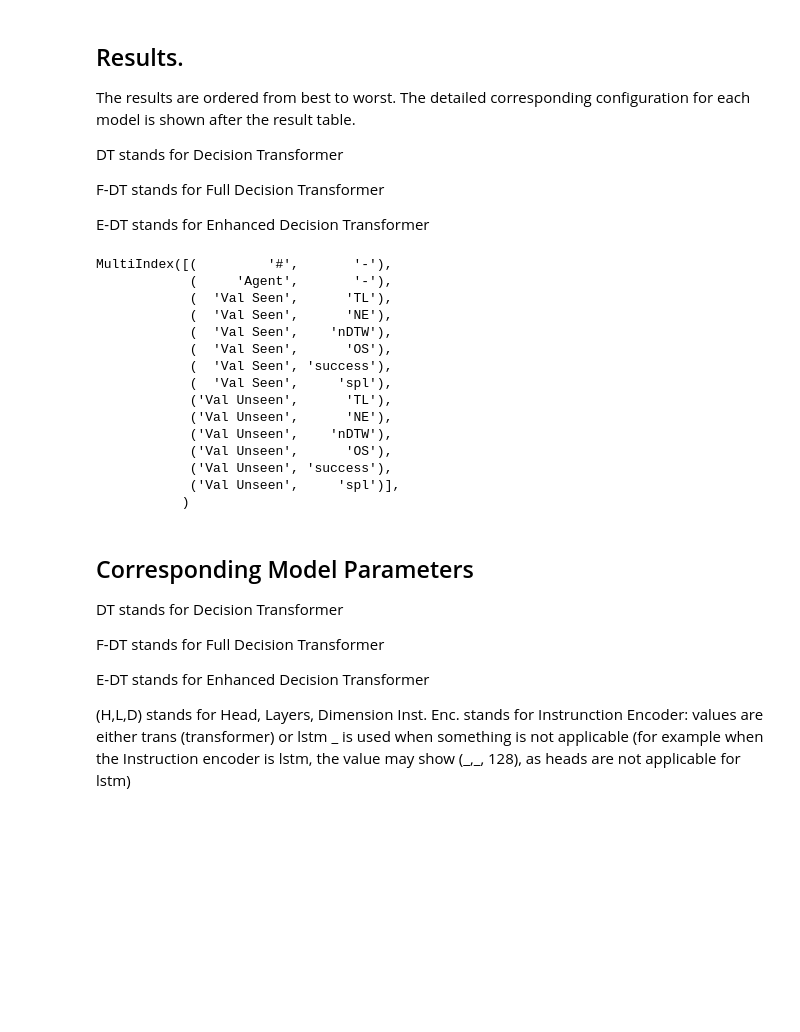
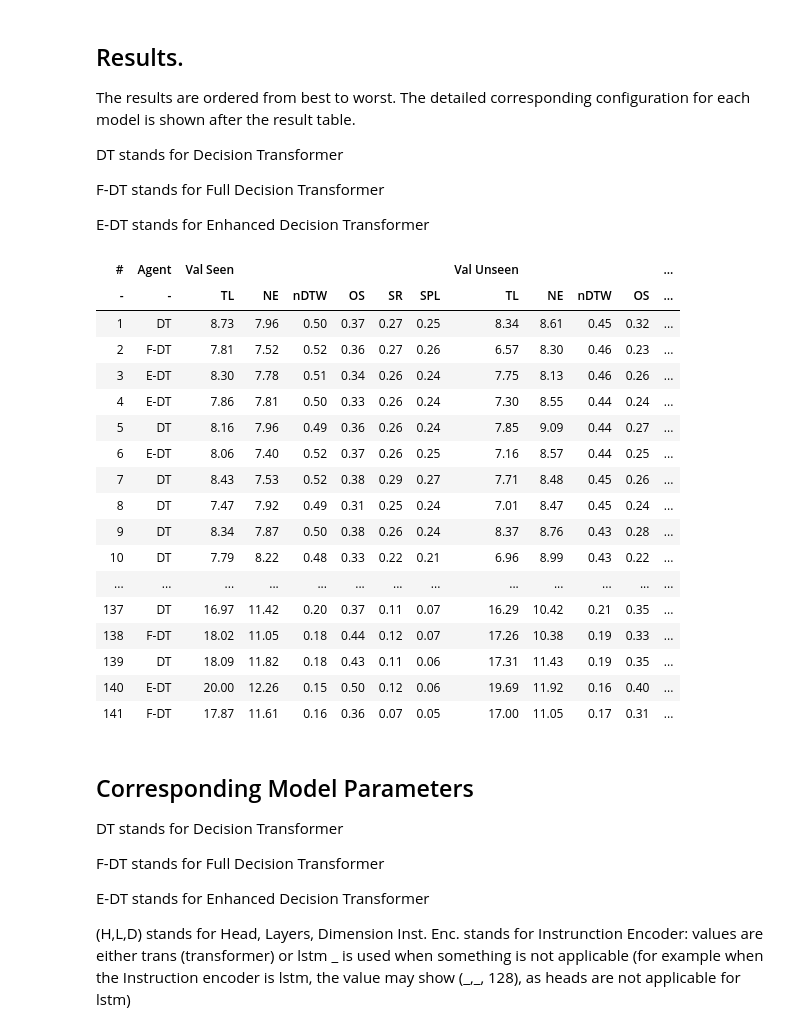
Before and after one commit to rafiberlin/VLN-CE, a Jupyter notebook: for_report_only.ipynb, the cells around one changed output. Drawn from its saved outputs; the diff is of its cells as text; code cells hidden in the pictures; blank space fills up the shorter version.

Commit message:
New conf

```diff
--- a/for_report_only.ipynb
+++ b/for_report_only.ipynb
@@ -313,30 +313,35 @@ F-DT stands for Full Decision Transformer
 E-DT stands for Enhanced Decision Transformer
 # %%
 res = report_result_list.round(2)
-#html_display(res)
 
-#res.to_latex(buf="./res_list.tex", index=False, column_format= "@{\\hskip3pt}c"*len(res.columns), longtable=True, caption=r"\label{tab:all-conf}List of all configuration for experiments.")
-res = res.rename(columns = {'val_seen':"Val Seen", "":"-", "path_length": "TL", "distance_to_goal": "NE", 'val_unseen':"Val Unseen", "ndtw":"nDTW", "oracle_success":"OS", "success":"SR", })
+
+
+res = res.rename(columns = {'val_seen':"Val Seen", "":"-", "path_length": "TL", "distance_to_goal": "NE", 'val_unseen':"Val Unseen", "ndtw":"nDTW", "oracle_success":"OS", "success":"SR", "spl":"SPL"})
 
 res = res.iloc[0:, :]
 
-res.columns
+html_display(res)
+# \cmidrule(l){3-8}\cmidrule(l){9-14}
+res.to_latex(buf="./res_list.tex", index=False, column_format= "@{\\hskip3pt}c"*len(res.columns), longtable=True, caption=r"\label{tab:all-conf}List of all configuration for experiments.")
 # %% [output]
-MultiIndex([(         '#',       '-'),
-            (     'Agent',       '-'),
-            (  'Val Seen',      'TL'),
-            (  'Val Seen',      'NE'),
-            (  'Val Seen',    'nDTW'),
-            (  'Val Seen',      'OS'),
-            (  'Val Seen', 'success'),
-            (  'Val Seen',     'spl'),
-            ('Val Unseen',      'TL'),
-            ('Val Unseen',      'NE'),
-            ('Val Unseen',    'nDTW'),
-            ('Val Unseen',      'OS'),
-            ('Val Unseen', 'success'),
-            ('Val Unseen',     'spl')],
-           )
+| # | Agent | Val Seen |  |  |  |  |  | Val Unseen |  |  |  | ... |
+| - | - | TL | NE | nDTW | OS | SR | SPL | TL | NE | nDTW | OS | ... |
+| 1 | DT | 8.73 | 7.96 | 0.50 | 0.37 | 0.27 | 0.25 | 8.34 | 8.61 | 0.45 | 0.32 | ... |
+| 2 | F-DT | 7.81 | 7.52 | 0.52 | 0.36 | 0.27 | 0.26 | 6.57 | 8.30 | 0.46 | 0.23 | ... |
+| 3 | E-DT | 8.30 | 7.78 | 0.51 | 0.34 | 0.26 | 0.24 | 7.75 | 8.13 | 0.46 | 0.26 | ... |
+| 4 | E-DT | 7.86 | 7.81 | 0.50 | 0.33 | 0.26 | 0.24 | 7.30 | 8.55 | 0.44 | 0.24 | ... |
+| 5 | DT | 8.16 | 7.96 | 0.49 | 0.36 | 0.26 | 0.24 | 7.85 | 9.09 | 0.44 | 0.27 | ... |
+| 6 | E-DT | 8.06 | 7.40 | 0.52 | 0.37 | 0.26 | 0.25 | 7.16 | 8.57 | 0.44 | 0.25 | ... |
+| 7 | DT | 8.43 | 7.53 | 0.52 | 0.38 | 0.29 | 0.27 | 7.71 | 8.48 | 0.45 | 0.26 | ... |
+| 8 | DT | 7.47 | 7.92 | 0.49 | 0.31 | 0.25 | 0.24 | 7.01 | 8.47 | 0.45 | 0.24 | ... |
+| 9 | DT | 8.34 | 7.87 | 0.50 | 0.38 | 0.26 | 0.24 | 8.37 | 8.76 | 0.43 | 0.28 | ... |
+| 10 | DT | 7.79 | 8.22 | 0.48 | 0.33 | 0.22 | 0.21 | 6.96 | 8.99 | 0.43 | 0.22 | ... |
+| ... | ... | ... | ... | ... | ... | ... | ... | ... | ... | ... | ... | ... |
+| 137 | DT | 16.97 | 11.42 | 0.20 | 0.37 | 0.11 | 0.07 | 16.29 | 10.42 | 0.21 | 0.35 | ... |
+| 138 | F-DT | 18.02 | 11.05 | 0.18 | 0.44 | 0.12 | 0.07 | 17.26 | 10.38 | 0.19 | 0.33 | ... |
+| 139 | DT | 18.09 | 11.82 | 0.18 | 0.43 | 0.11 | 0.06 | 17.31 | 11.43 | 0.19 | 0.35 | ... |
+| 140 | E-DT | 20.00 | 12.26 | 0.15 | 0.50 | 0.12 | 0.06 | 19.69 | 11.92 | 0.16 | 0.40 | ... |
+| 141 | F-DT | 17.87 | 11.61 | 0.16 | 0.36 | 0.07 | 0.05 | 17.00 | 11.05 | 0.17 | 0.31 | ... |
 # %% [markdown]
 ## Corresponding Model Parameters
 
```
Also changed, not shown: parts of 4 cells of this notebook.
